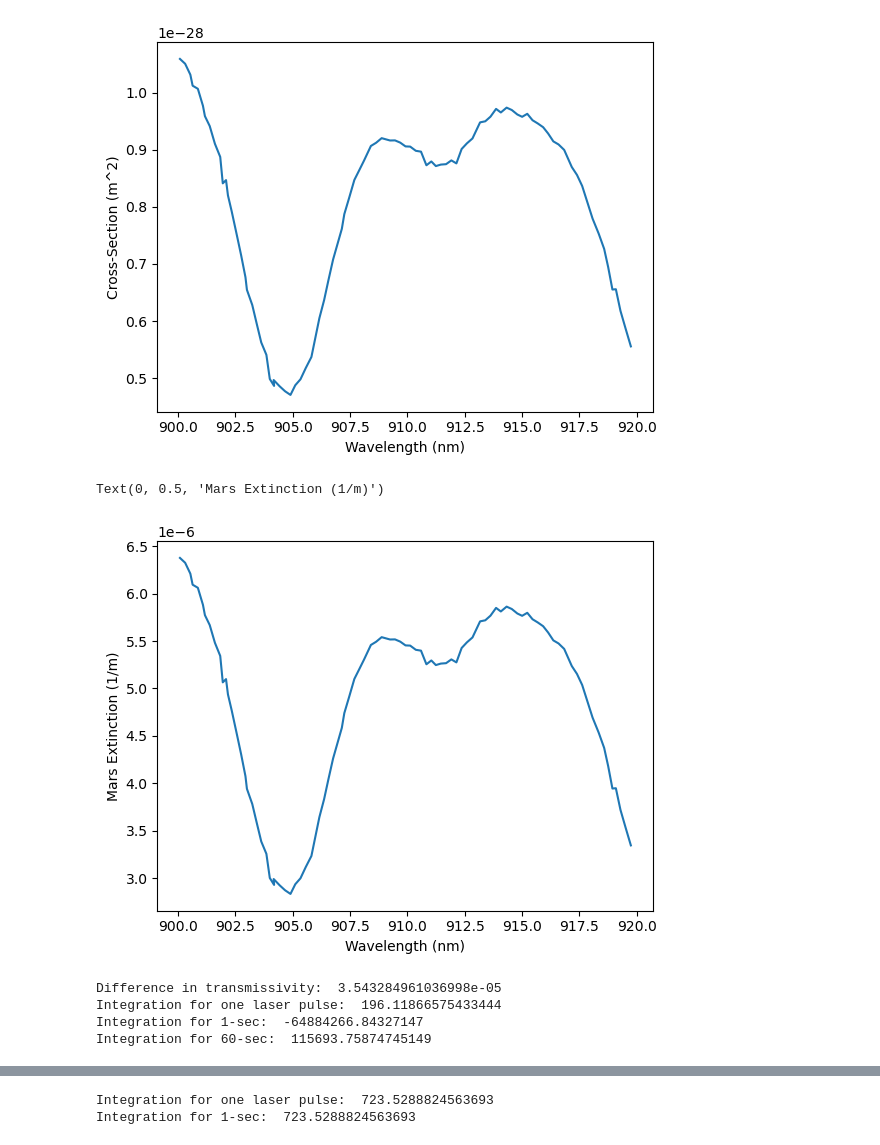
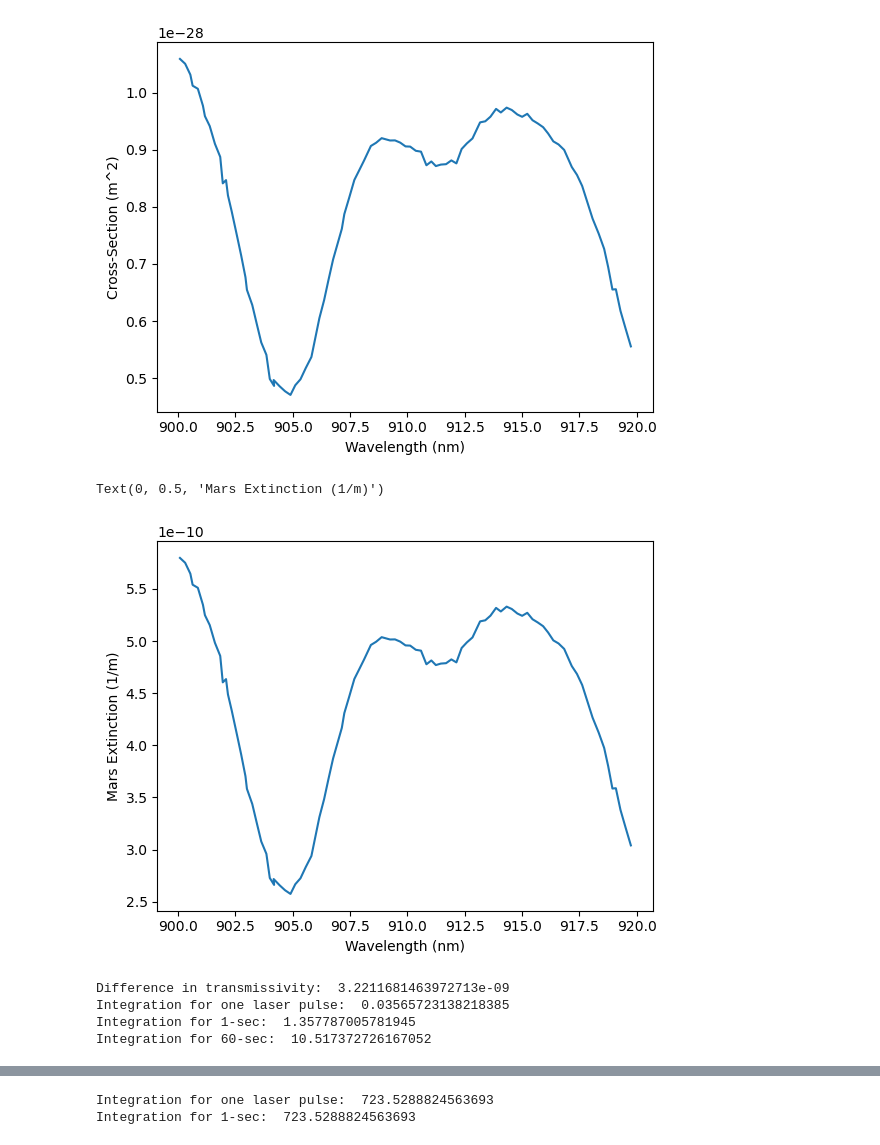
Before and after one commit to BoiseStatePlanetary/Lidar_Water_Profiling, a Jupyter notebook: code/Initial Profiling Calculations.ipynb, the cells around one changed output, grey strips where cells are left out. Drawn from its saved outputs; the diff is of its cells as text; code cells hidden in the pictures.

```diff
--- a/code/Initial Profiling Calculations.ipynb
+++ b/code/Initial Profiling Calculations.ipynb
@@ -81,15 +81,15 @@ plt.ylabel("Cross-Section (m^2)")
 # %% [output]
 Text(0, 0.5, 'Cross-Section (m^2)')
 [figure]
-# %%
-Mars_extinction = cross_section*(Mars_density*Mars_water_fraction)*(Mars_scale_height)
-
-plt.plot(data['Wavelength'], Mars_extinction)
-plt.xlabel("Wavelength (nm)")
-plt.ylabel("Mars Extinction (1/m)")
-# %% [output]
-Text(0, 0.5, 'Mars Extinction (1/m)')
-[figure, removed]
+# %%
+Mars_extinction = cross_section*(Mars_density*Mars_water_fraction)
+
+plt.plot(data['Wavelength'], Mars_extinction)
+plt.xlabel("Wavelength (nm)")
+plt.ylabel("Mars Extinction (1/m)")
+# %% [output]
+Text(0, 0.5, 'Mars Extinction (1/m)')
+[figure, added]
 # %%
 # At an altitude at which the drone flies, can we tell the difference between the total number of photons
 # in and out of the absorption band?
@@ -107,8 +107,8 @@ total_tau_dust = 8.0 # integrated over the whole atmosphere
 dust_scale_height = 10e3 # km to m
 dust_extinction_coefficient = total_tau_dust/dust_scale_height # per meter
 
-inband_returned_photons = albedo*number_photons*(1. - path_length*kappa_max) + number_photons*path_length*2*dust_extinction_coefficient
-outband_returned_photons = albedo*number_photons*(1. - path_length*kappa_min) + number_photons*path_length*2*dust_extinction_coefficient
+inband_returned_photons = albedo*number_photons*(1. - 2.*path_length*kappa_max) + number_photons*2.*path_length*dust_extinction_coefficient
+outband_returned_photons = albedo*number_photons*(1. - 2.*path_length*kappa_min) + number_photons*2.*path_length*dust_extinction_coefficient
 
 print("Difference in transmissivity: ", path_length*(kappa_max - kappa_min))
 
@@ -121,10 +121,7 @@ print("Integration for one laser pulse: ", (outband_returned_photons - inband_re
 # Integration for one laser pulse:  0.2643155809067568
 
 # Lengthen integration time to 1-s
-inband_returned_photons = (albedo*number_photons*(1. - path_length*kappa_max) +\
-    number_photons*path_length*2*dust_extinction_coefficient)*(sampling_frequency)
-outband_returned_photons = albedo*number_photons*(1. - path_length*kappa_min) +\
-    number_photons*path_length*2*dust_extinction_coefficient*(sampling_frequency)
+inband_returned_photons = albedo*number_photons*(1. - path_length*kappa_max)*(sampling_frequency)
 outband_returned_photons = albedo*number_photons*(1. - path_length*kappa_min)*(sampling_frequency)
 
 print("Integration for 1-sec: ", (outband_returned_photons - inband_returned_photons)/\
@@ -139,10 +136,10 @@ print("Integration for 60-sec: ", (outband_returned_photons - inband_returned_ph
       np.sqrt(outband_returned_photons + inband_returned_photons))
 # Integration for 1-sec:  10.679961115777502
 # %% [output]
-Difference in transmissivity:  3.543284961036998e-05
-Integration for one laser pulse:  196.11866575433444
-Integration for 1-sec:  -64884266.84327147
-Integration for 60-sec:  115693.75874745149
+Difference in transmissivity:  3.2211681463972713e-09
+Integration for one laser pulse:  0.03565723138218385
+Integration for 1-sec:  1.357787005781945
+Integration for 60-sec:  10.517372726167052
 # %% [markdown]
 Some notes and websites I found useful:
 * https://amt.copernicus.org/articles/8/3971/2015/amt-8-3971-2015.pdf
```
Also changed, not shown: parts of 1 cell of this notebook.
